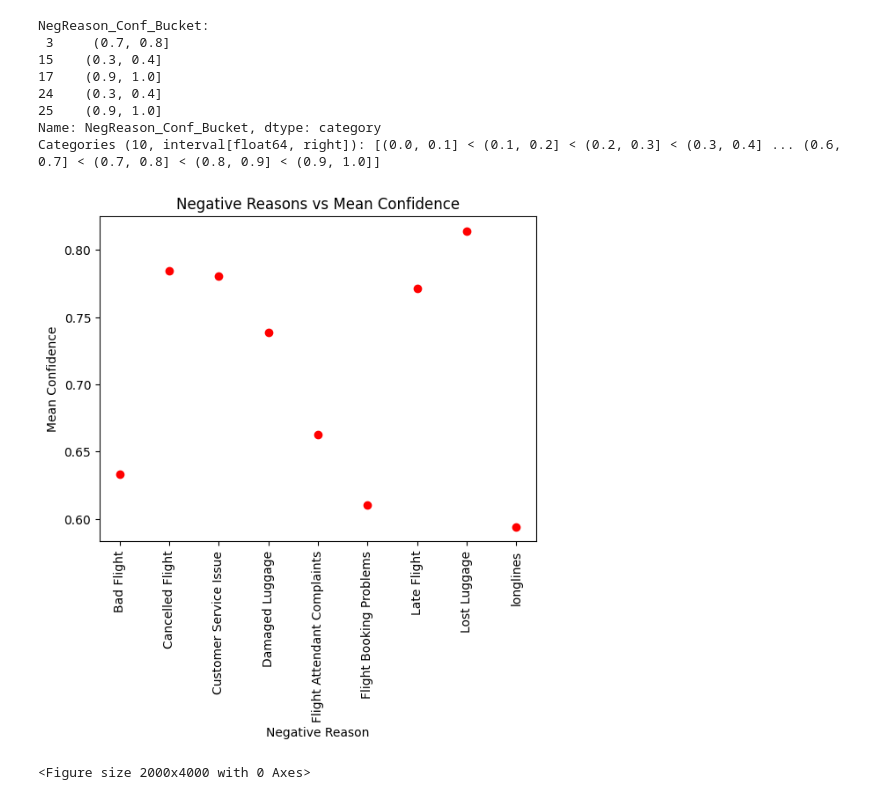
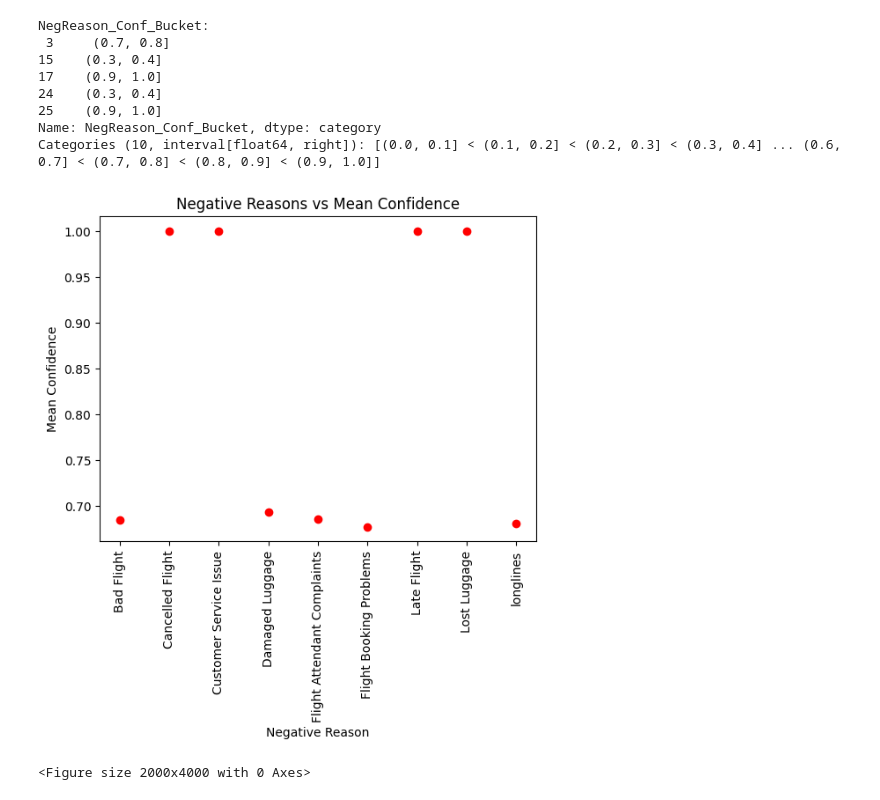
Before and after one commit to ElDon2308/Airline-Sentiment-Analysis, a Jupyter notebook: Data-minng-project.ipynb, the cells around one changed output. Cells and saved outputs as stored; diff of their text form; code cells hidden in the pictures.

Commit message:
chose to use median with the scatter plot

```diff
--- a/Data-minng-project.ipynb
+++ b/Data-minng-project.ipynb
@@ -153,17 +153,17 @@ Name: NegReason_Conf_Bucket, dtype: category
 Categories (10, interval[float64, right]): [(0.0, 0.1] < (0.1, 0.2] < (0.2, 0.3] < (0.3, 0.4] ... (0.6, 0.7] < (0.7, 0.8] < (0.8, 0.9] < (0.9, 1.0]]
 # %%
 # group data by negative reason and compute mean confidence(Post Col drops)
-grouped_data = tweetsDf.groupby('negativereason')['negativereason_confidence'].mean()
+grouped_data = tweetsDf.groupby('negativereason')['negativereason_confidence'].median()
 
 # create scatter plot
 plt.scatter(grouped_data.index, grouped_data, c='red')
 plt.xticks(rotation=90)
 plt.xlabel('Negative Reason')
 plt.ylabel('Mean Confidence')
 plt.title('Negative Reasons vs Mean Confidence')
 plt.show()
 # %% [output]
-[figure, old version]
+[figure, new version]
 # %%
 tweetsDf=tweetsDf[tweetsDf['airline_sentiment_confidence'] > .5]
 grouped= tweetsDf.groupby(['airline','airline_sentiment' ]).size().unstack()
```
Also changed, not shown: parts of 5 cells of this notebook.
